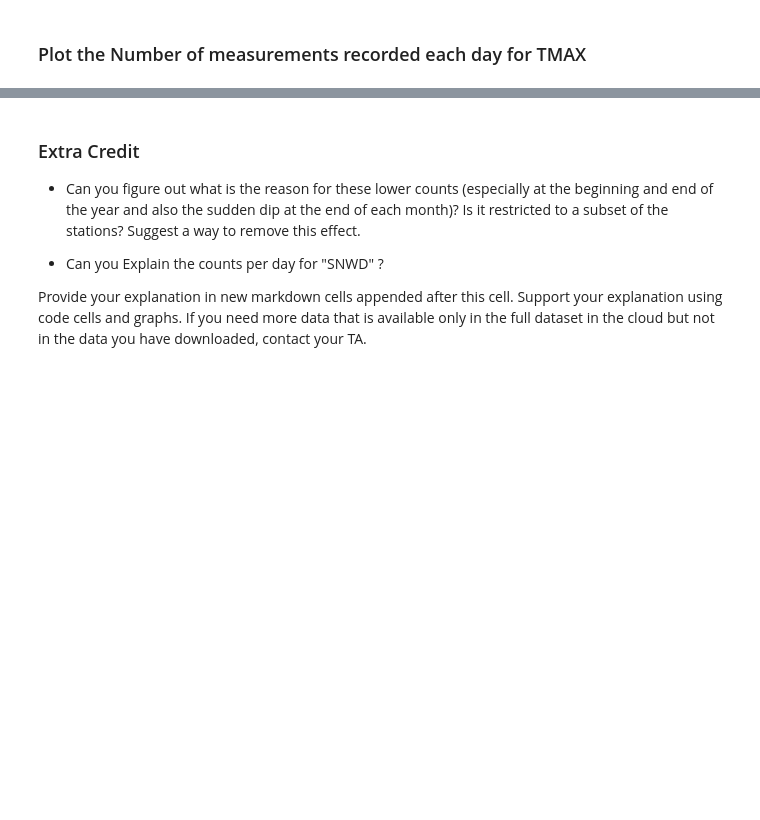
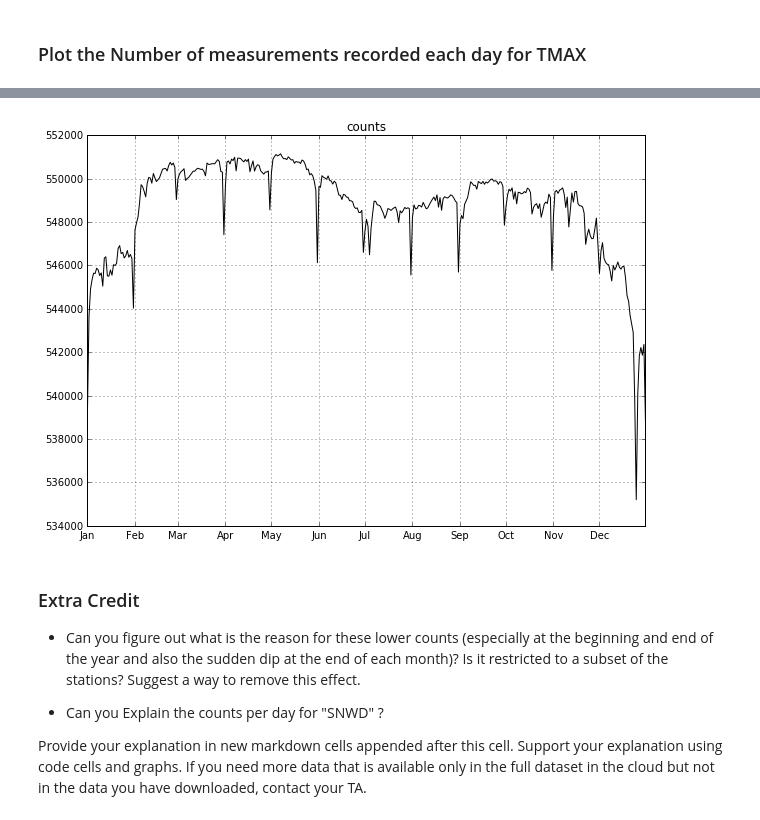
Before and after one commit to eggie5/UCSD-MAS-DSE230, a Jupyter notebook: hmwk3/1.PCA_analysis-HW-Copy.ipynb, the cells around one changed output, grey strips where cells are left out. Cells and saved outputs as stored; diff of their text form; code cells hidden in the pictures; blank space fills up the shorter version.

```diff
--- a/hmwk3/1.PCA_analysis-HW-Copy.ipynb
+++ b/hmwk3/1.PCA_analysis-HW-Copy.ipynb
@@ -69,14 +69,3 @@ mean:2.126900 std:24.160393 low1000:0.000000 low100:0.000000 high100:76.000000 h
 mean:21.454498 std:123.727039 low1000:0.000000 low100:0.000000 high100:508.000000 high1000:1676.000000
            PRCP = Precipitation (tenths of mm)
 mean:24.277398 std:100.174134 low1000:0.000000 low100:0.000000 high100:356.000000 high1000:830.000000
-# %%
-meas= "TMIN"
-v=np.array(STAT[meas]['SortedVals'])
-_min = STAT[meas]['low100']
-_max = STAT[meas]['high100']
-x = [x for x in v if (x> _min and x < _max)]
-STAT[meas]['std']
-
-S = STAT[meas]
-print S['low100']
-np.arange((S['low100']), (S['high100']), 5)
@@ -163,3 +130,7 @@ for meas in STAT.keys():
+# %%
+YearlyPlots(STAT["TMAX"]['NE'], ttl="counts", c='black')
+# %% [output]
+[figure, added]
 # %% [markdown]
 ### Extra Credit
 * Can you figure out what is the reason for these lower counts (especially at the beginning and end of the year and also the sudden dip at the end of each month)? Is it restricted to a subset of the stations? Suggest a way to remove this effect.
```
Also changed, not shown: parts of 6 cells of this notebook.
